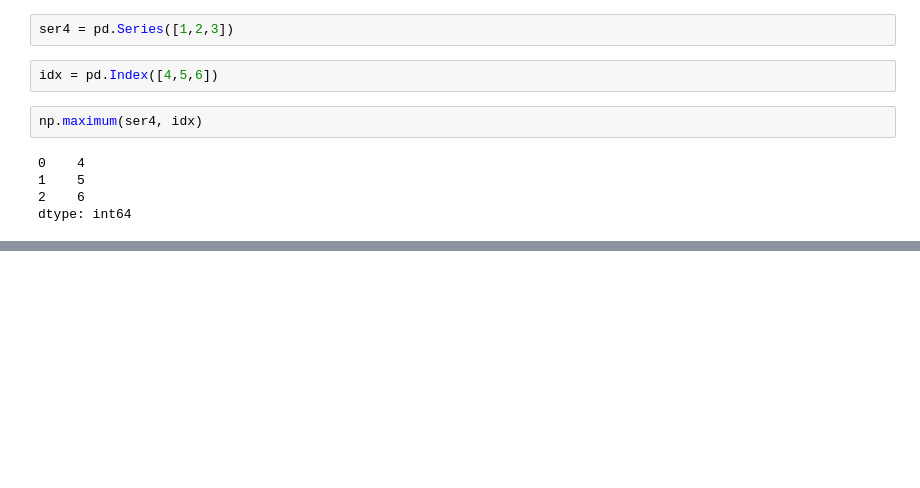
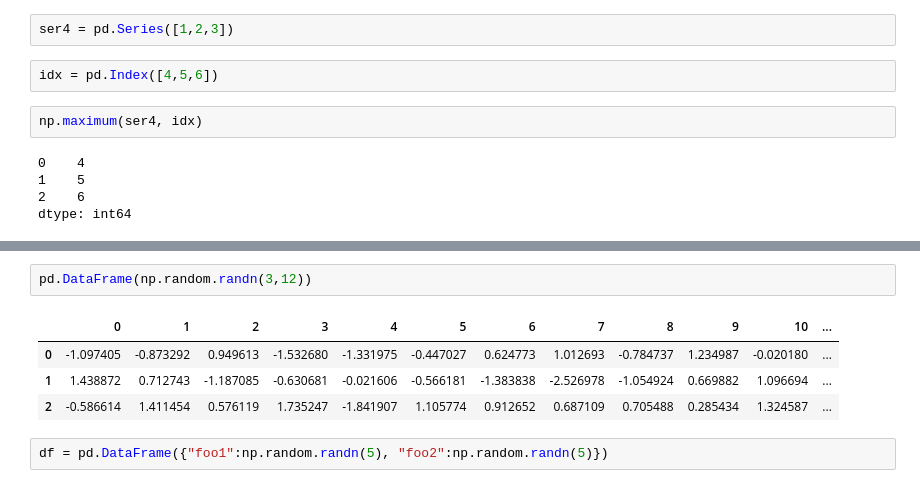
Before and after one commit to mangxiao2018/PandasSample, a Jupyter notebook: 100003-DataFrame.ipynb, the cells around one changed output, grey strips where cells are left out. Drawn from its saved outputs; the diff is of its cells as text; blank space fills up the shorter version.

```diff
--- a/100003-DataFrame.ipynb
+++ b/100003-DataFrame.ipynb
@@ -596,0 +668,9 @@ dtype: int64
+# %%
+pd.DataFrame(np.random.randn(3,12))
+# %% [output]
+|  | 0 | 1 | 2 | 3 | 4 | 5 | 6 | 7 | 8 | 9 | 10 | ... |
+| 0 | -1.097405 | -0.873292 | 0.949613 | -1.532680 | -1.331975 | -0.447027 | 0.624773 | 1.012693 | -0.784737 | 1.234987 | -0.020180 | ... |
+| 1 | 1.438872 | 0.712743 | -1.187085 | -0.630681 | -0.021606 | -0.566181 | -1.383838 | -2.526978 | -1.054924 | 0.669882 | 1.096694 | ... |
+| 2 | -0.586614 | 1.411454 | 0.576119 | 1.735247 | -1.841907 | 1.105774 | 0.912652 | 0.687109 | 0.705488 | 0.285434 | 1.324587 | ... |
+# %%
+df = pd.DataFrame({"foo1":np.random.randn(5), "foo2":np.random.randn(5)})
```
Also changed, not shown: parts of 11 cells of this notebook, 1 other file.
